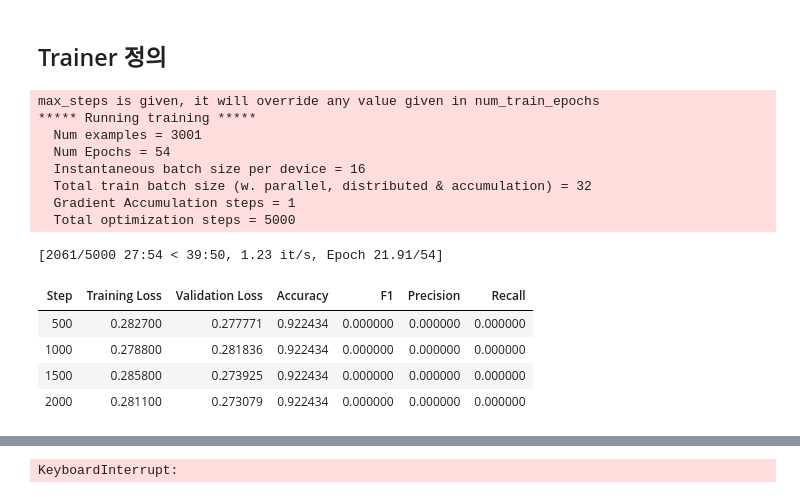
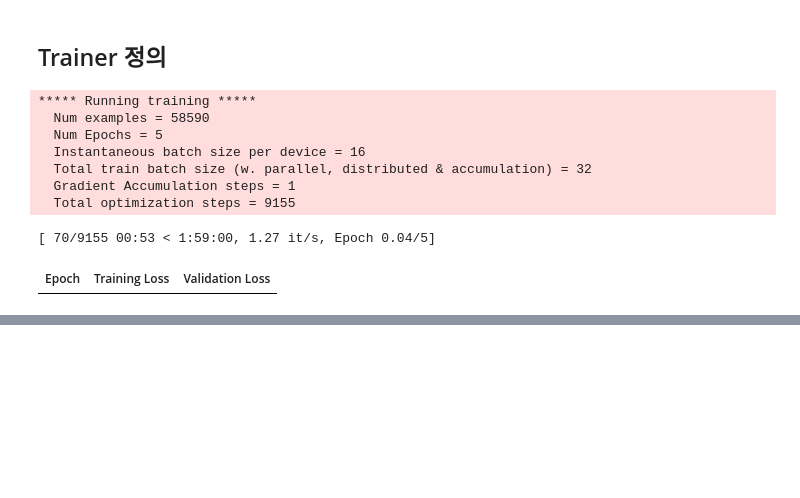
Before and after one commit to IamJunhaHwang/NLP-Project, a Jupyter notebook: model/Modeling_Base.ipynb, the cells around one changed output, grey strips where cells are left out. Saved outputs shown, nothing was run; the diff lists cells and outputs as text; code cells hidden in the pictures; blank space fills up the shorter version.

Commit message:
[FIX] Trainer arguments fixed

```diff
--- a/model/Modeling_Base.ipynb
+++ b/model/Modeling_Base.ipynb
@@ -328,11 +325,9 @@ klue_sets[24].__getitem__(758)
 # %%
-dev_klue_sets = []
+dev_ACD_tok_sen = tokenizer(dev_ACD_Datas, padding='max_length', return_tensors="pt",
+                max_length=256, truncation=True, add_special_tokens=True)
 
-for i in range(len(rep_entity_property_pair)):
-    tok_sen = tokenizer(dev_ACD_Datas[i], padding='max_length', return_tensors="pt",
-                    max_length=256, truncation=True, add_special_tokens=True)
+dev_ACD_klue_sets = klue_Dataset(dev_ACD_tok_sen, dev_ACD_labels)  # klue_Dataset에서 1차원 텐서로 바뀜.
 
-    dev_klue_sets.append(klue_Dataset(tok_sen, dev_ACD_labels[i]))  # klue_Dataset에서 1차원 텐서로 바뀜.
-
-dev_klue_sets[24].__getitem__(758)
+print(dev_ACD_klue_sets.__getitem__(758))
+print(dev_ACD_klue_sets.__len__())
 # %% [output]
@@ -475,48 +468,41 @@ def compute_metrics(pred):
         'recall': recall,
     }
 # %%
-for i in range(len(rep_entity_property_pair)):
+odir = '/mnt/HDD4T/egg2018037024/ABSA_ACD'
 
-    odir = '/mnt/HDD4T/egg2018037024/ABSA' + str(i)
+training_ars = TrainingArguments(
+    output_dir=odir,
+    num_train_epochs=5,
+ #   max_steps=5000,
+    per_device_train_batch_size=16,
+    per_device_eval_batch_size=16,
+    save_total_limit=5,
+    save_strategy = "epoch",
+ #   save_steps=1000,
+    learning_rate=5e-5,
+    weight_decay=0.01,
+    evaluation_strategy='epoch',
+    load_best_model_at_end = True,
+)
 
-    training_ars = TrainingArguments(
-        output_dir=odir,
-        num_train_epochs=5,
-        max_steps=5000,
-        per_device_train_batch_size=16,
-        per_device_eval_batch_size=16,
-        save_total_limit=5,
-        save_strategy = "steps",
-        save_steps=1000,
-        learning_rate=5e-5,
-        weight_decay=0.01,
-        evaluation_strategy='steps',
-        load_best_model_at_end = True,
-    )
+trainer = Trainer(
+    model=ACD_model,
+    args=training_ars,
+    train_dataset=ACD_klue_sets,
+    eval_dataset=dev_ACD_klue_sets,
+    tokenizer=tokenizer,
+    compute_metrics=compute_metrics,
+)
 
-    trainer = Trainer(
-        model=ACD_set[i],
-        args=training_ars,
-        train_dataset=klue_sets[i],
-        eval_dataset=dev_klue_sets[i],
-        tokenizer=tokenizer,
-        compute_metrics=compute_metrics,
-    )
-
-    trainer.train()
-    ACD_set[i].save_pretrained(odir + "_best")
+trainer.train()
+ACD_mpodel.save_pretrained(odir + "_best")
 # %% [output]
-max_steps is given, it will override any value given in num_train_epochs
 ***** Running training *****
-  Num examples = 3001
-  Num Epochs = 54
+  Num examples = 58590
+  Num Epochs = 5
   Instantaneous batch size per device = 16
   Total train batch size (w. parallel, distributed & accumulation) = 32
   Gradient Accumulation steps = 1
-  Total optimization steps = 5000
+  Total optimization steps = 9155
-[2061/5000 27:54 < 39:50, 1.23 it/s, Epoch 21.91/54]
+[ 70/9155 00:53 < 1:59:00, 1.27 it/s, Epoch 0.04/5]
-| Step | Training Loss | Validation Loss | Accuracy | F1 | Precision | Recall |
-| 500 | 0.282700 | 0.277771 | 0.922434 | 0.000000 | 0.000000 | 0.000000 |
-| 1000 | 0.278800 | 0.281836 | 0.922434 | 0.000000 | 0.000000 | 0.000000 |
-| 1500 | 0.285800 | 0.273925 | 0.922434 | 0.000000 | 0.000000 | 0.000000 |
-| 2000 | 0.281100 | 0.273079 | 0.922434 | 0.000000 | 0.000000 | 0.000000 |
+| Epoch | Training Loss | Validation Loss |
@@ -540 +508,0 @@ Deleting older checkpoint [/mnt/HDD4T/egg2018037024/ABSA0/checkpoint-188] due to
-KeyboardInterrupt:
```
Also changed, not shown: parts of 17 cells of this notebook.
